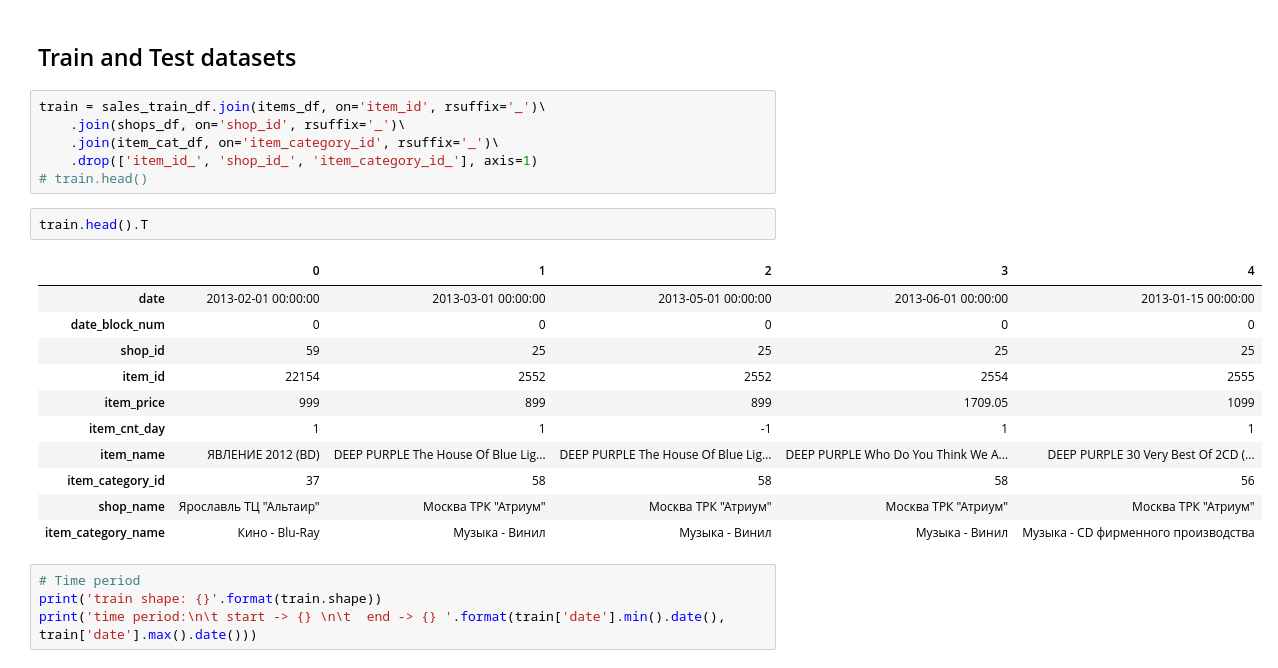
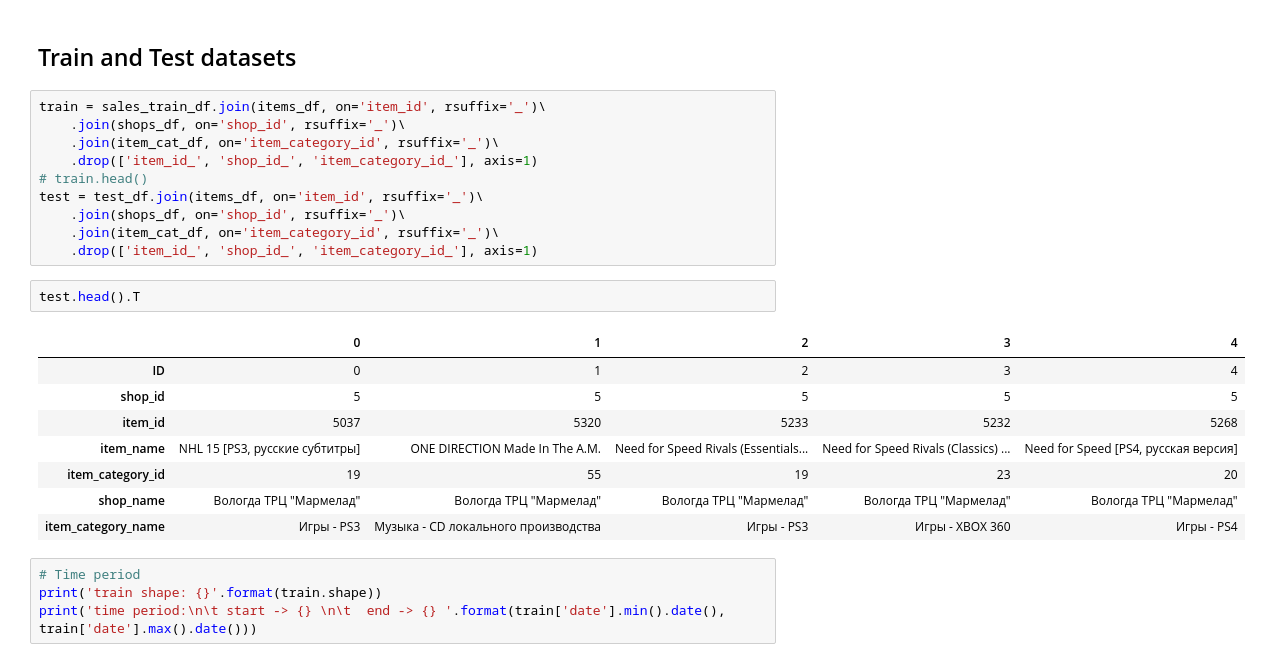
Before and after one commit to data-science-if-usp/kaggle, a Jupyter notebook: pablo/Predict Future Sales.ipynb, the cells around one changed output. Drawn from its saved outputs; the diff is of its cells as text.

```diff
--- a/pablo/Predict Future Sales.ipynb
+++ b/pablo/Predict Future Sales.ipynb
@@ -153,20 +153,21 @@ train = sales_train_df.join(items_df, on='item_id', rsuffix='_')\
     .join(item_cat_df, on='item_category_id', rsuffix='_')\
     .drop(['item_id_', 'shop_id_', 'item_category_id_'], axis=1)
 # train.head()
+test = test_df.join(items_df, on='item_id', rsuffix='_')\
+    .join(shops_df, on='shop_id', rsuffix='_')\
+    .join(item_cat_df, on='item_category_id', rsuffix='_')\
+    .drop(['item_id_', 'shop_id_', 'item_category_id_'], axis=1)
 # %%
-train.head().T
+test.head().T
 # %% [output]
 |  | 0 | 1 | 2 | 3 | 4 |
-| date | 2013-02-01 00:00:00 | 2013-03-01 00:00:00 | 2013-05-01 00:00:00 | 2013-06-01 00:00:00 | 2013-01-15 00:00:00 |
-| date_block_num | 0 | 0 | 0 | 0 | 0 |
-| shop_id | 59 | 25 | 25 | 25 | 25 |
-| item_id | 22154 | 2552 | 2552 | 2554 | 2555 |
-| item_price | 999 | 899 | 899 | 1709.05 | 1099 |
-| item_cnt_day | 1 | 1 | -1 | 1 | 1 |
-| item_name | ЯВЛЕНИЕ 2012 (BD) | DEEP PURPLE The House Of Blue Lig... | DEEP PURPLE The House Of Blue Lig... | DEEP PURPLE Who Do You Think We A... | DEEP PURPLE 30 Very Best Of 2CD (... |
-| item_category_id | 37 | 58 | 58 | 58 | 56 |
-| shop_name | Ярославль ТЦ "Альтаир" | Москва ТРК "Атриум" | Москва ТРК "Атриум" | Москва ТРК "Атриум" | Москва ТРК "Атриум" |
-| item_category_name | Кино - Blu-Ray | Музыка - Винил | Музыка - Винил | Музыка - Винил | Музыка - CD фирменного производства |
+| ID | 0 | 1 | 2 | 3 | 4 |
+| shop_id | 5 | 5 | 5 | 5 | 5 |
+| item_id | 5037 | 5320 | 5233 | 5232 | 5268 |
+| item_name | NHL 15 [PS3, русские субтитры] | ONE DIRECTION Made In The A.M. | Need for Speed Rivals (Essentials... | Need for Speed Rivals (Classics) ... | Need for Speed [PS4, русская версия] |
+| item_category_id | 19 | 55 | 19 | 23 | 20 |
+| shop_name | Вологда ТРЦ "Мармелад" | Вологда ТРЦ "Мармелад" | Вологда ТРЦ "Мармелад" | Вологда ТРЦ "Мармелад" | Вологда ТРЦ "Мармелад" |
+| item_category_name | Игры - PS3 | Музыка - CD локального производства | Игры - PS3 | Игры - XBOX 360 | Игры - PS4 |
 # %%
 # Time period
 print('train shape: {}'.format(train.shape))
```
Also changed, not shown: parts of 17 cells of this notebook.
